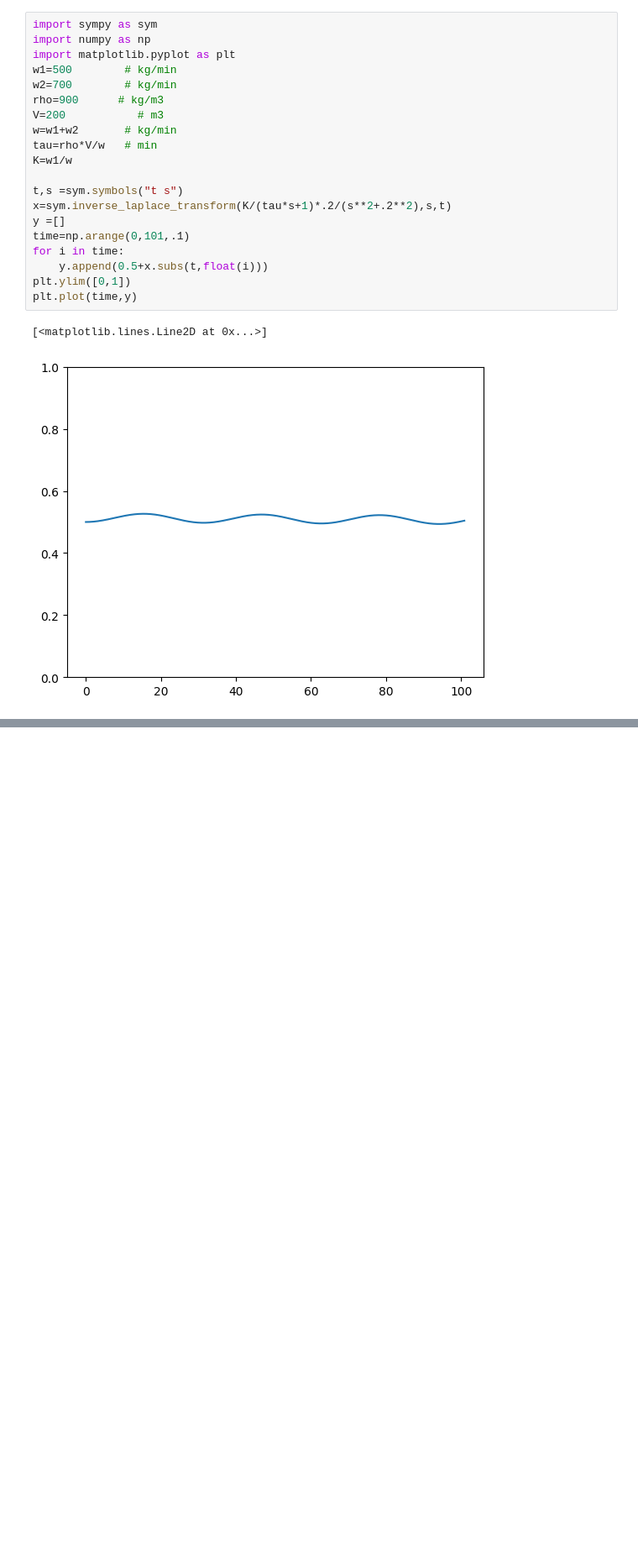
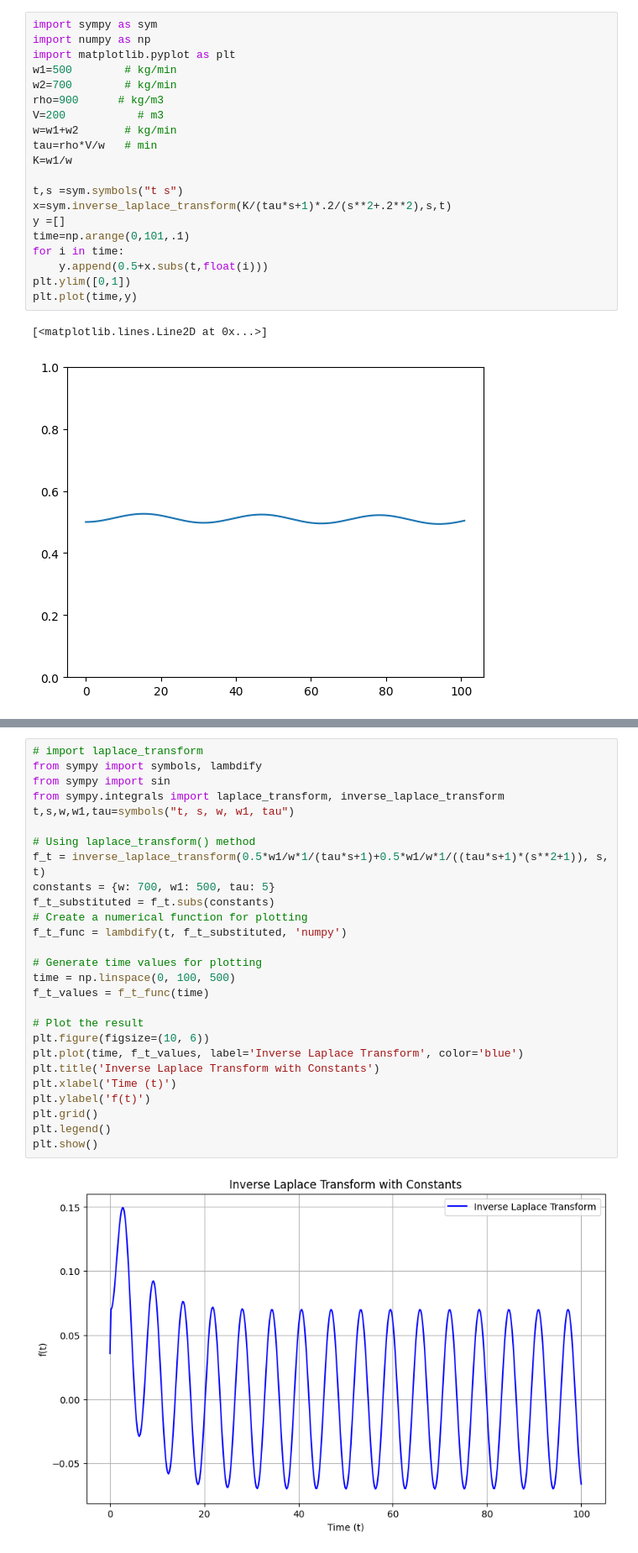
Before and after one commit to AhmadAlsaadi/ENCH421, a Jupyter notebook: Effect of tank volume.ipynb, the cells around one changed output, grey strips where cells are left out. Shown at 84% size. Drawn from its saved outputs; the diff is of its cells as text; blank space fills up the shorter version.

```diff
--- a/Effect of tank volume.ipynb
+++ b/Effect of tank volume.ipynb
@@ -60,0 +66,29 @@ plt.show()
+# %%
+# import laplace_transform
+from sympy import symbols, lambdify
+from sympy import sin
+from sympy.integrals import laplace_transform, inverse_laplace_transform
+t,s,w,w1,tau=symbols("t, s, w, w1, tau")
+
+# Using laplace_transform() method
+f_t = inverse_laplace_transform(0.5*w1/w*1/(tau*s+1)+0.5*w1/w*1/((tau*s+1)*(s**2+1)), s, t)
+constants = {w: 700, w1: 500, tau: 5}
+f_t_substituted = f_t.subs(constants)
+# Create a numerical function for plotting
+f_t_func = lambdify(t, f_t_substituted, 'numpy')
+
+# Generate time values for plotting
+time = np.linspace(0, 100, 500)
+f_t_values = f_t_func(time)
+
+# Plot the result
+plt.figure(figsize=(10, 6))
+plt.plot(time, f_t_values, label='Inverse Laplace Transform', color='blue')
+plt.title('Inverse Laplace Transform with Constants')
+plt.xlabel('Time (t)')
+plt.ylabel('f(t)')
+plt.grid()
+plt.legend()
+plt.show()
+# %% [output]
+[figure, added]
```
Also changed, not shown: parts of 7 cells of this notebook, 1 other file.
